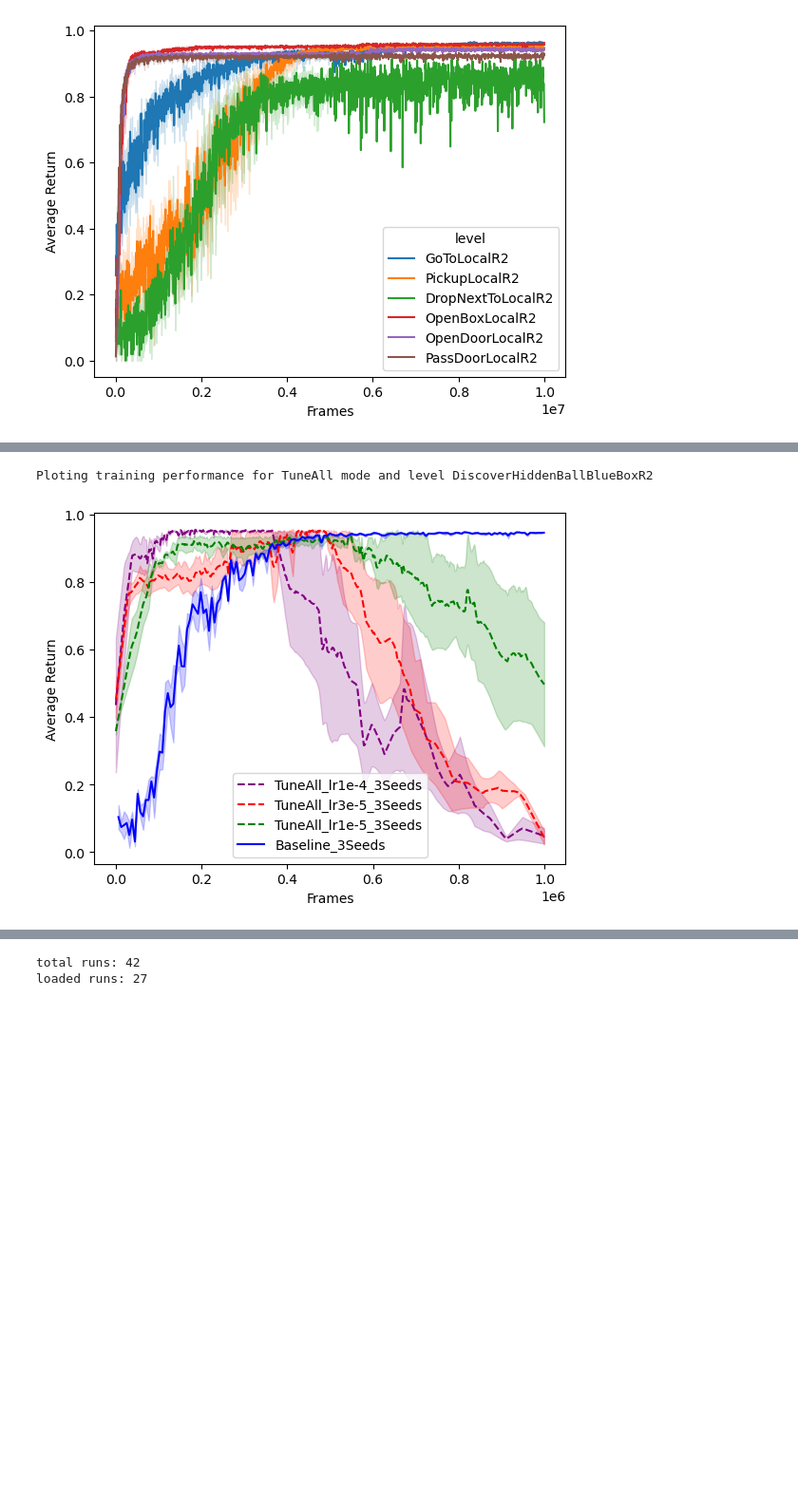
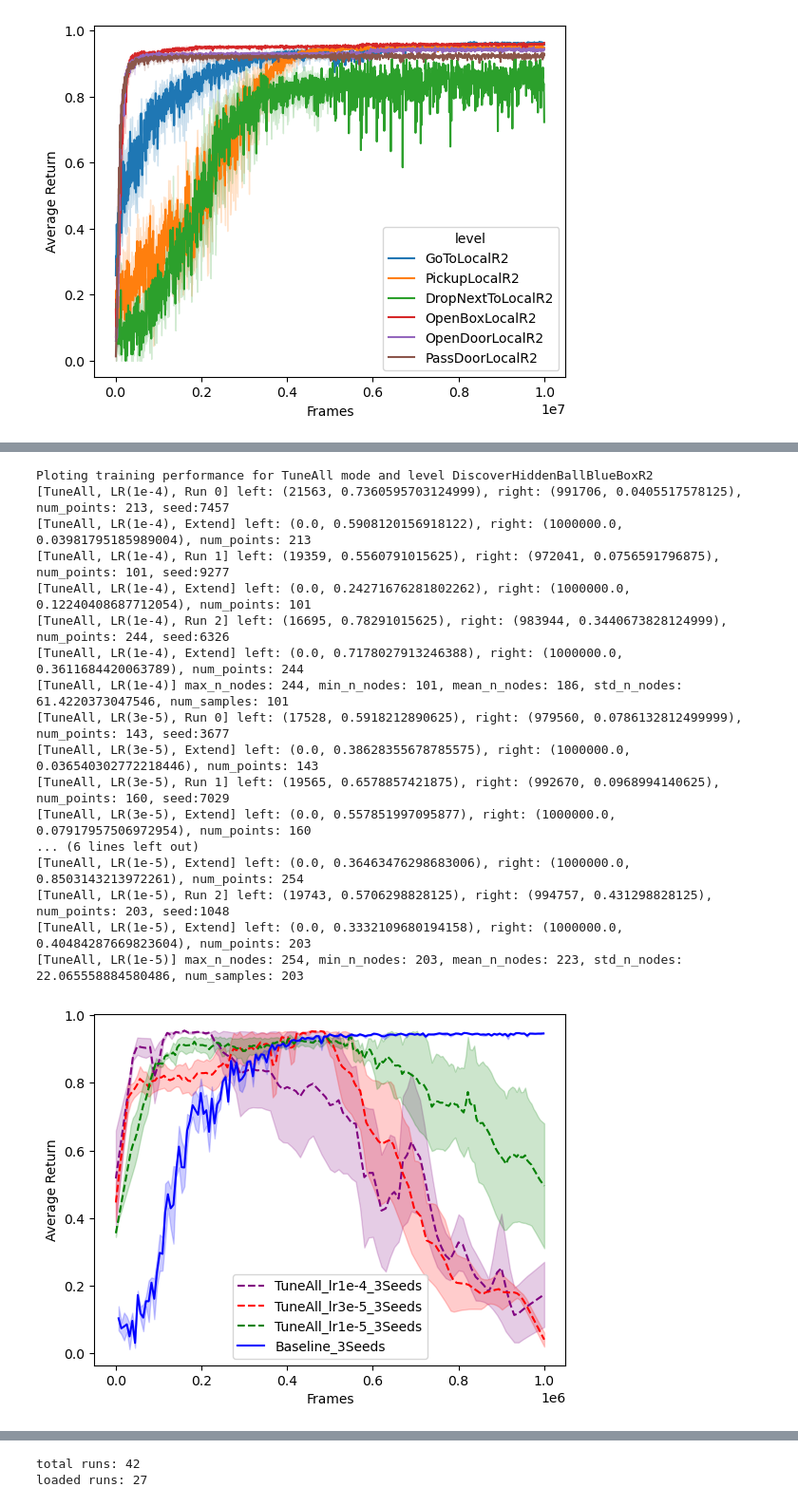
Before and after one commit to oceank/babyai, a Jupyter notebook: result_plot.ipynb, the cells around one changed output, grey strips where cells are left out. Shown at 95% size. Saved outputs shown, nothing was run; the diff lists cells and outputs as text; code cells hidden in the pictures; blank space fills up the shorter version.

```diff
--- a/result_plot.ipynb
+++ b/result_plot.ipynb
@@ -432,3 +605,10 @@ fig_format='svg' # 'svg', 'pdf, 'eps'
+# %%
+fig_dir="/home/jsu/Downloads/cgsul_data/cgsul_images/"
+fig_format='svg' # 'svg', 'pdf, 'eps'
+num_samples='min' # None, 1000
+debug=True
+#abs_line_colors = {"1e-4":"deepskyblue", "3e-5":"gold", "1e-5":"coral"}
+abs_line_colors = {"1e-4":"mediumslateblue", "3e-5":"mediumseagreen", "1e-5":"coral"}
 # %%
 # skill library
 data_dir = "/home/jsu/Downloads/cgsul_data/rl_BabyAI/TwoRooms/basic_levels"
@@ -518,5 +692,6 @@ df_3lr_3lang_Disc = load_result_per_level(
         short_lr_list,
         lang_comp_modes,
         history_type='full',
+        debug=debug
         )
 # %% [output]
@@ -542,7 +740,7 @@ plot_line_segments_example(
 # Initialiation
 line_styles = {"RandomInit":"solid", "TuneAll":"dashed", "FrozenAll":"dotted"}
 line_colors = {"1e-4":"purple", "3e-5":"red", "1e-5":"green"}
-
+num_samples = 'min' # 'max', 'min', 'mean', 200
 for lang_comp_mode in lang_comp_modes:
         print(f"Ploting training performance for {lang_comp_mode} mode and level {level}")
         gh=None
@@ -557,6 +755,7 @@ for lang_comp_mode in lang_comp_modes:
                 fig_dir,
                 gh,
                 num_samples=num_samples,
+                debug=debug
         )
 # %% [output]
 Ploting training performance for RandomInit mode and level DiscoverHiddenBallBlueBoxR2
@@ -564,3 +779,19 @@ Ploting training performance for RandomInit mode and level DiscoverHiddenBallBlu
 Ploting training performance for TuneAll mode and level DiscoverHiddenBallBlueBoxR2
+[TuneAll, LR(1e-4), Run 0] left: (21563, 0.7360595703124999), right: (991706, 0.0405517578125), num_points: 213, seed:7457
+[TuneAll, LR(1e-4), Extend] left: (0.0, 0.5908120156918122), right: (1000000.0, 0.03981795185989004), num_points: 213
+[TuneAll, LR(1e-4), Run 1] left: (19359, 0.5560791015625), right: (972041, 0.0756591796875), num_points: 101, seed:9277
+[TuneAll, LR(1e-4), Extend] left: (0.0, 0.24271676281802262), right: (1000000.0, 0.12240408687712054), num_points: 101
+[TuneAll, LR(1e-4), Run 2] left: (16695, 0.78291015625), right: (983944, 0.3440673828124999), num_points: 244, seed:6326
+[TuneAll, LR(1e-4), Extend] left: (0.0, 0.7178027913246388), right: (1000000.0, 0.3611684420063789), num_points: 244
+[TuneAll, LR(1e-4)] max_n_nodes: 244, min_n_nodes: 101, mean_n_nodes: 186, std_n_nodes: 61.4220373047546, num_samples: 101
+[TuneAll, LR(3e-5), Run 0] left: (17528, 0.5918212890625), right: (979560, 0.0786132812499999), num_points: 143, seed:3677
+[TuneAll, LR(3e-5), Extend] left: (0.0, 0.38628355678785575), right: (1000000.0, 0.036540302772218446), num_points: 143
+[TuneAll, LR(3e-5), Run 1] left: (19565, 0.6578857421875), right: (992670, 0.0968994140625), num_points: 160, seed:7029
+[TuneAll, LR(3e-5), Extend] left: (0.0, 0.557851997095877), right: (1000000.0, 0.07917957506972954), num_points: 160
+... (6 lines left out)
+[TuneAll, LR(1e-5), Extend] left: (0.0, 0.36463476298683006), right: (1000000.0, 0.8503143213972261), num_points: 254
+[TuneAll, LR(1e-5), Run 2] left: (19743, 0.5706298828125), right: (994757, 0.431298828125), num_points: 203, seed:1048
+[TuneAll, LR(1e-5), Extend] left: (0.0, 0.3332109680194158), right: (1000000.0, 0.40484287669823604), num_points: 203
+[TuneAll, LR(1e-5)] max_n_nodes: 254, min_n_nodes: 203, mean_n_nodes: 223, std_n_nodes: 22.065558884580486, num_samples: 203
-[figure, old version]
+[figure, new version]
 Ploting training performance for FrozenAll mode and level DiscoverHiddenBallBlueBoxR2
```
Also changed, not shown: parts of 19 cells of this notebook.
